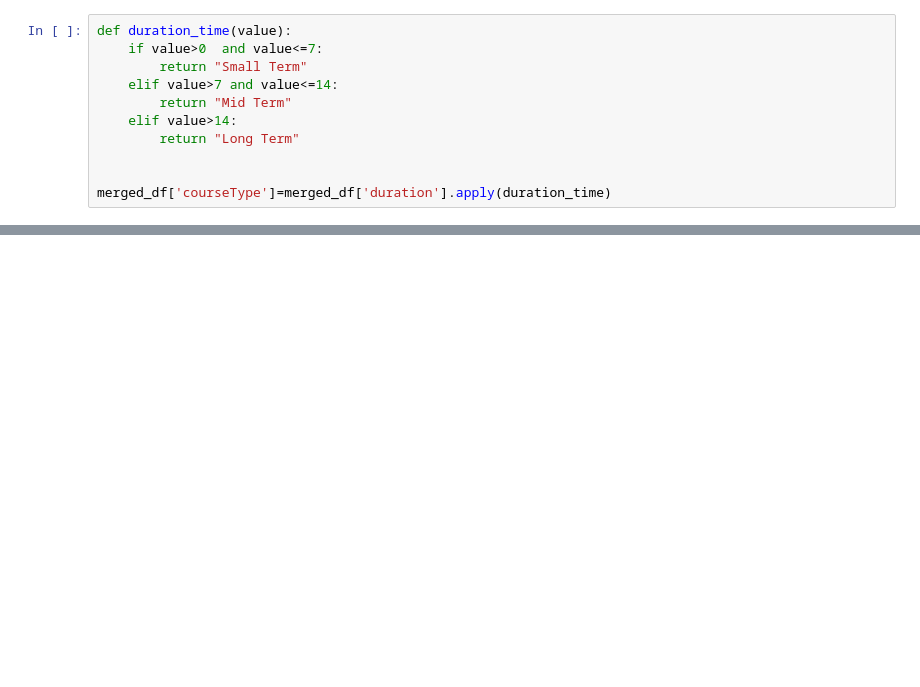
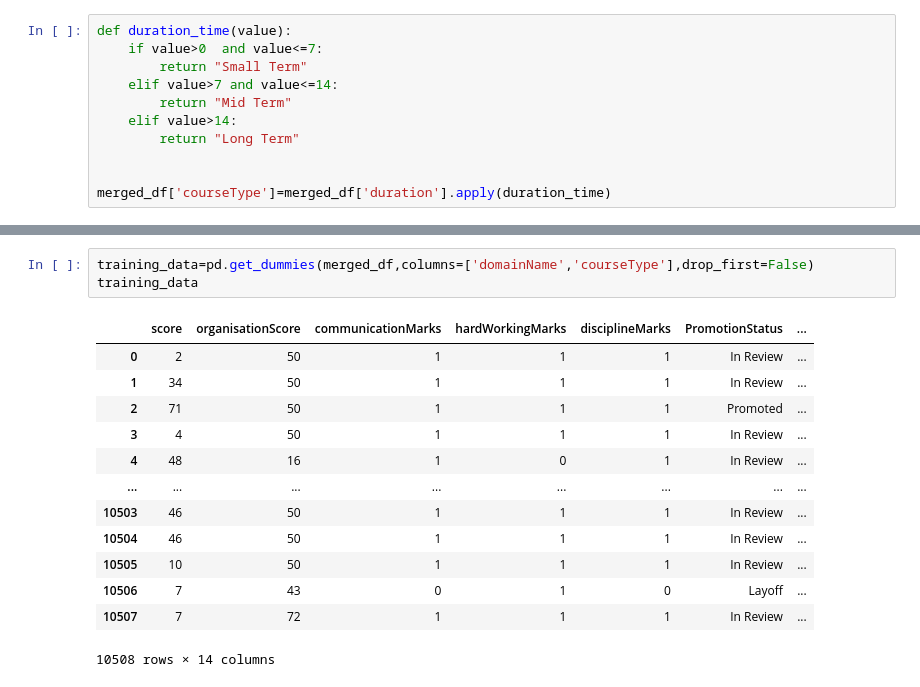
Before and after one commit to rairamjee/SkillBoost_Data, a Jupyter notebook: DataScience/featureEngineering.ipynb, the cells around one changed output, grey strips where cells are left out. Drawn from its saved outputs; the diff is of its cells as text; blank space fills up the shorter version.

```diff
--- a/DataScience/featureEngineering.ipynb
+++ b/DataScience/featureEngineering.ipynb
@@ -290,0 +299,17 @@ print(df[['score', 'organisationScore', 'communicationMarks', 'hardWorkingMarks'
+# %%
+training_data=pd.get_dummies(merged_df,columns=['domainName','courseType'],drop_first=False)
+training_data
+# %% [output]
+|  | score | organisationScore | communicationMarks | hardWorkingMarks | disciplineMarks | PromotionStatus | ... |
+| 0 | 2 | 50 | 1 | 1 | 1 | In Review | ... |
+| 1 | 34 | 50 | 1 | 1 | 1 | In Review | ... |
+| 2 | 71 | 50 | 1 | 1 | 1 | Promoted | ... |
+| 3 | 4 | 50 | 1 | 1 | 1 | In Review | ... |
+| 4 | 48 | 16 | 1 | 0 | 1 | In Review | ... |
+| ... | ... | ... | ... | ... | ... | ... | ... |
+| 10503 | 46 | 50 | 1 | 1 | 1 | In Review | ... |
+| 10504 | 46 | 50 | 1 | 1 | 1 | In Review | ... |
+| 10505 | 10 | 50 | 1 | 1 | 1 | In Review | ... |
+| 10506 | 7 | 43 | 0 | 1 | 0 | Layoff | ... |
+| 10507 | 7 | 72 | 1 | 1 | 1 | In Review | ... |
+10508 rows × 14 columns
```
Also changed, not shown: parts of 20 cells of this notebook.
